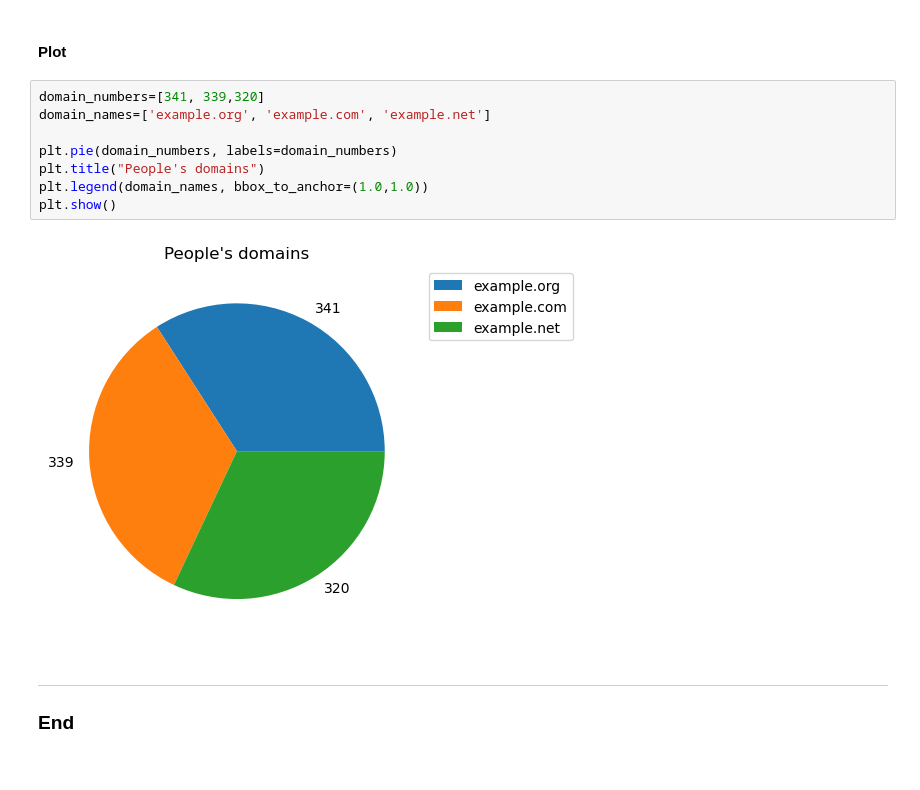
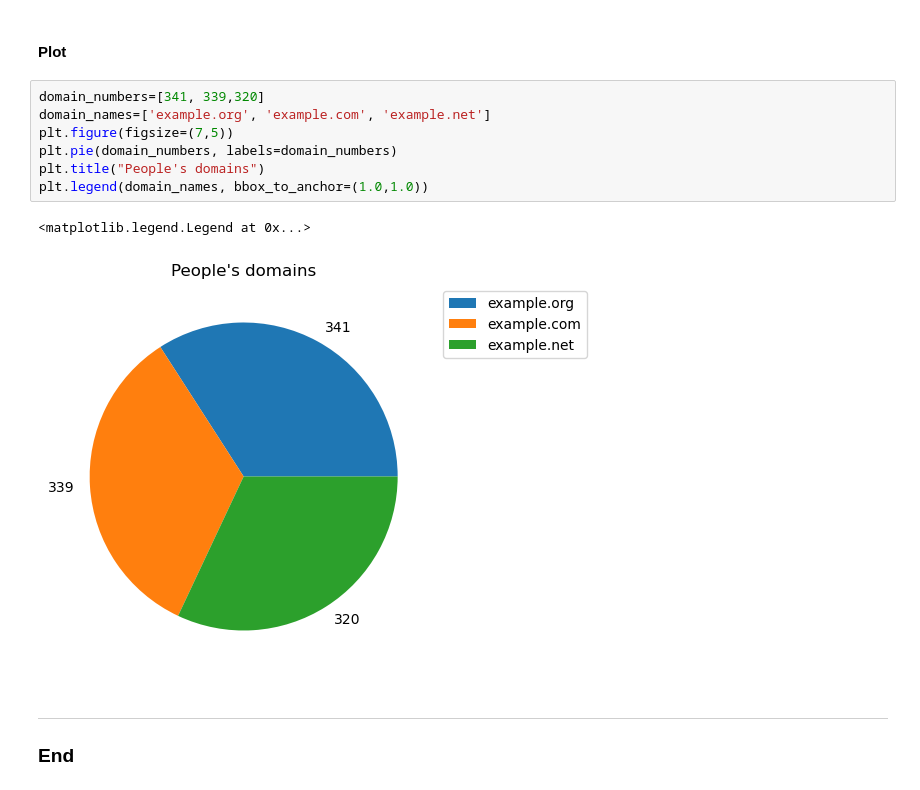
Before and after one commit to lmacakova/PFDA, a Jupyter notebook: pfda_assignments/assignment3.ipynb, the cells around one changed output. Drawn from its saved outputs; the diff is of its cells as text.

```diff
--- a/pfda_assignments/assignment3.ipynb
+++ b/pfda_assignments/assignment3.ipynb
@@ -90,13 +88,13 @@ Name: count, dtype: int64
 # %%
 domain_numbers=[341, 339,320]
 domain_names=['example.org', 'example.com', 'example.net']
-
+plt.figure(figsize=(7,5))
 plt.pie(domain_numbers, labels=domain_numbers)
 plt.title("People's domains")
 plt.legend(domain_names, bbox_to_anchor=(1.0,1.0))
-plt.show()
 # %% [output]
+<matplotlib.legend.Legend at 0x...>
-[figure, old version]
+[figure, new version]
 # %% [markdown]
 ***
 ### End
```
Also changed, not shown: parts of 1 cell of this notebook, 5 other files.
